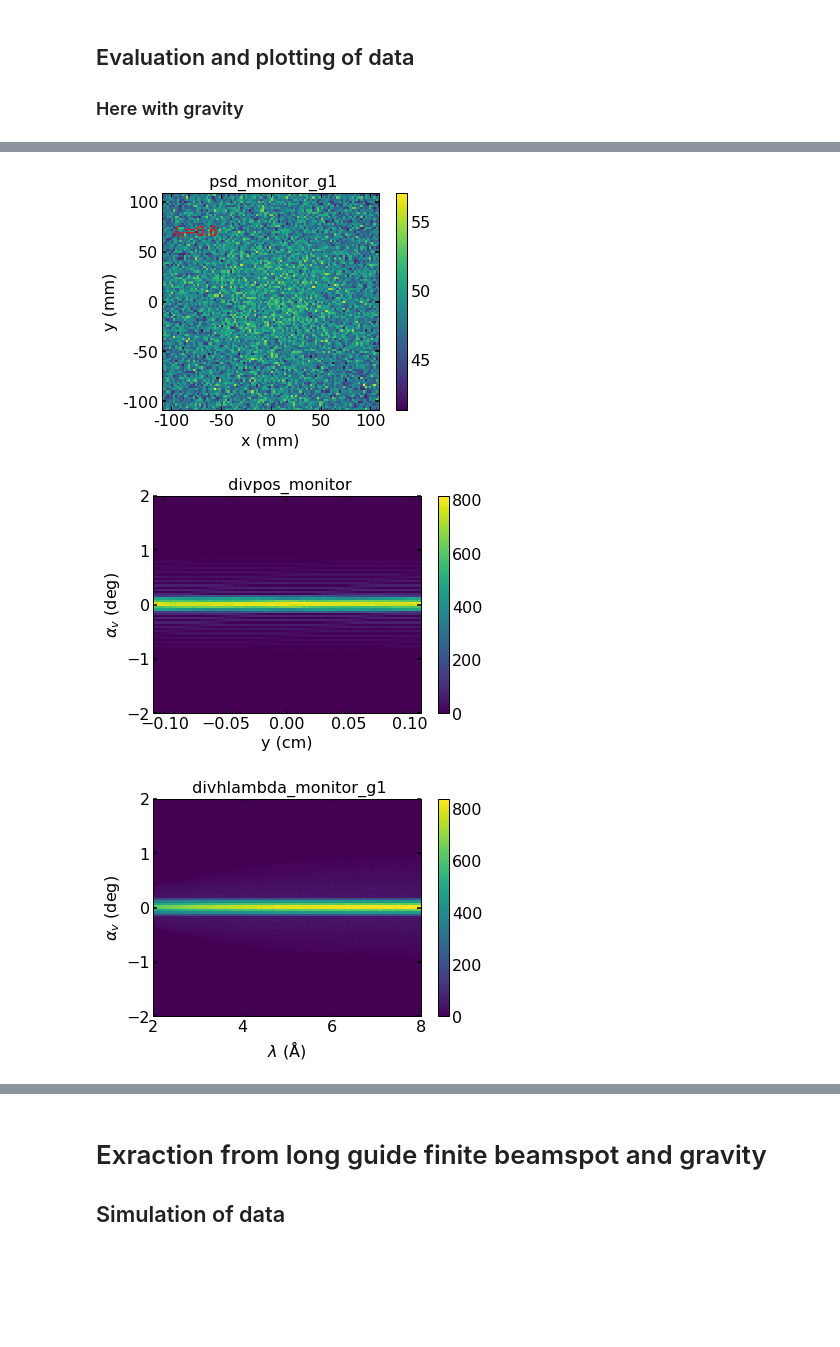
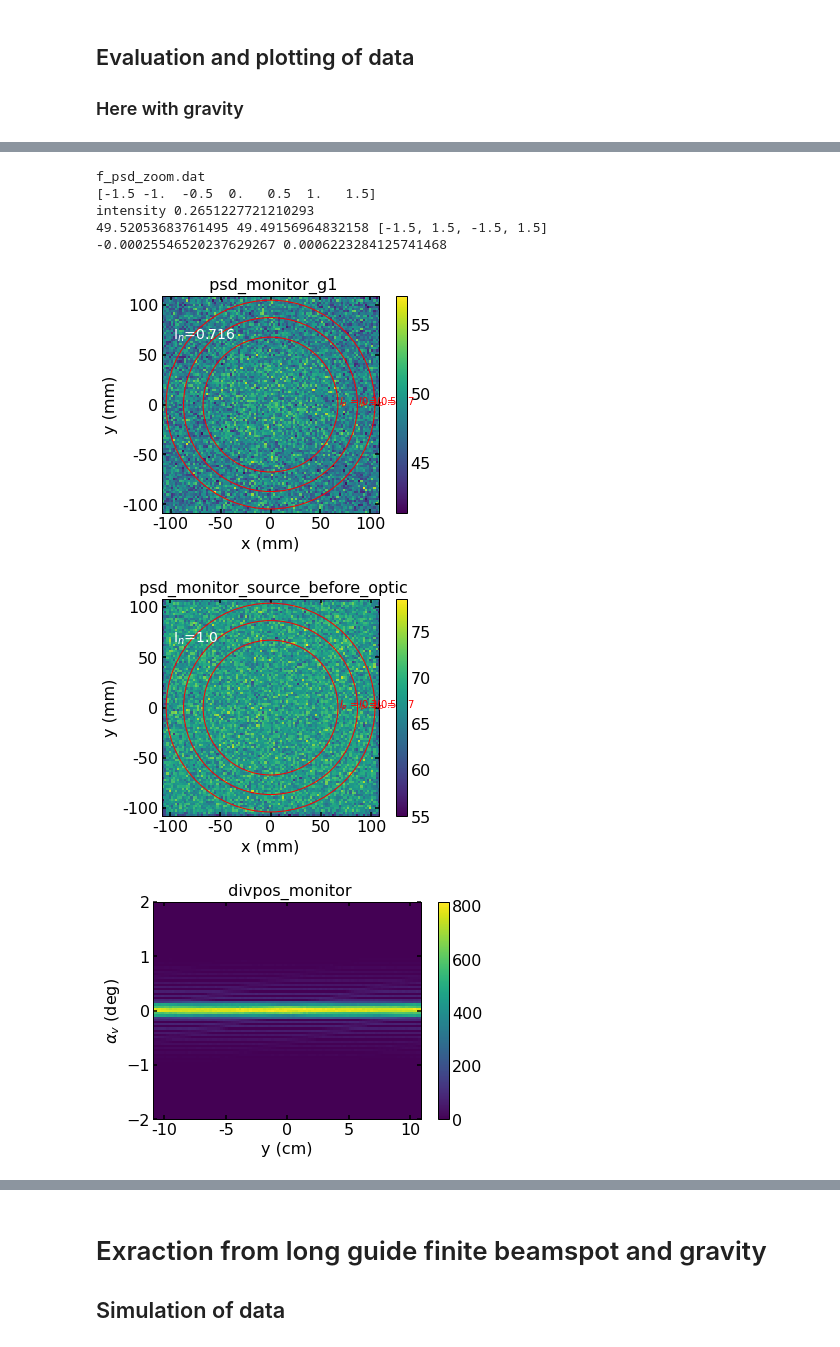
Before and after one commit to christophherb/extraction_parabolic_guide_nested_mirror_paper, a Jupyter notebook: parabolic_extraction.ipynb, the cells around one changed output, grey strips where cells are left out. Drawn from its saved outputs; the diff is of its cells as text; code cells hidden in the pictures; blank space fills up the shorter version.

Commit message:
paper image including threshold circles

```diff
--- a/parabolic_extraction.ipynb
+++ b/parabolic_extraction.ipynb
@@ -53,17 +51,20 @@ with open('data/meta_data_{}_g_length{}.txt'.format('finite' if pd['g'] else 'ze
 ## Evaluation and plotting of data
 ### Here with gravity
 # %%
+import image_thresholds
+
 with open('data/data_zero_g_length160.txt', 'rb') as file:
     image_data = pickle.load(file)
 with open('data/meta_data_zero_g_length160.txt', 'rb') as file:
     meta_dict = pickle.load(file)
 
+
 #Monitor directly after the source serves as normalizing value for intensity data
 #norm = np.sum(image_data['source_psd.dat'])
 
 images = sim.plot_last_images(meta_dicts=meta_data, image_data_dicts=image_data )
-norm = image_data['source_psd.dat']
-meta_dict = image_metadata
+norm = image_data['source_psd_beforeoptic.dat']
+
 for key in images.keys():
     print(key)
     fig, ax = images[key]
@@ -77,7 +78,14 @@ for key in images.keys():
         width = norm.shape[1]
         print('intensity', np.sum(image_data[key][:width])/np.sum(norm[:width]))
         ratio = sim.compare_image_intensities(image_data[key][:width], norm[:width])
-        ax.text(0.05, 0.8, '$I_n$={:.3}'.format(ratio), transform=ax.transAxes, color='red', fontsize=14)
+        ax.text(0.05, 0.8, r'I$_n$={:.3}'.format(ratio), transform=ax.transAxes, color='white', fontsize=14)
+        midy, midx = image_thresholds.return_com_array(image_data[key][:100])
+        extent=[float(k) for k in meta_data[key][' xylimits'].split(' ')[1:]]
+        #midy, midx = midy/99*21.8-21.8/2, midx/99*21.8-21.8/2
+        print(midy, midx, extent)
+        figax = fig, ax
+        image_thresholds.plot_thresholds_circle(image_data[key][:100], xmid_px=midx, ymid_px=midy,\
+             figax=figax, extent=extent, thresholds=[0.30, 0.5, 0.70])
 
     elif 'zoom' in key:
         ax.set_ylabel(r'y (mm)')
@@ -91,16 +99,18 @@ for key in images.keys():
         width = norm.shape[1]
         print('intensity', np.sum(image_data[key][:width])/np.sum(norm[:width]))
         ratio = sim.compare_image_intensities(image_data[key][:width], norm[:width])
-        ax.text(0.05, 0.8, '$I_n$={:.3}'.format(ratio), transform=ax.transAxes, color='red', fontsize=14)
+        ax.text(0.05, 0.8, r'I$_n$={:.3}'.format(ratio), transform=ax.transAxes, color='white', fontsize=14)
 
     ylabel = ax.get_ylabel()
     if 'divergence' in ylabel:
         ax.set_ylabel(r'$\alpha_v$ (deg)')
+        if 'avelength' not in ax.get_xlabel():
+            ax.set_xticklabels([int(round(k*100)) for k in ax.get_xticks()])
     if 'avelength' in ax.get_xlabel():
         ax.set_xlabel(r'$\lambda\ (\mathrm{\AA})$ ')
     if 'pos' in ax.get_xlabel():
         ax.set_xlabel(r'y (cm)')
-    fig.savefig('figures/{}_{}gravity.pdf'.format(key.split('.')[0], 'zero' if float(meta_dict[key][' g']) == 0 else 'finite'))
+    #fig.savefig('figures/{}_{}gravity.pdf'.format(key.split('.')[0], 'zero' if float(meta_data[key][' g']) == 0 else 'finite'))
 # %% [output]
 g1_psd.dat
 [-15. -10.  -5.   0.   5.  10.  15.]
@@ -122,3 +132,8 @@ intensity 0.6684896448970923
+f_psd_zoom.dat
+[-1.5 -1.  -0.5  0.   0.5  1.   1.5]
+intensity 0.2651227721210293
+49.52053683761495 49.49156964832158 [-1.5, 1.5, -1.5, 1.5]
+-0.00025546520237629267 0.0006223284125741468
-[figure, old version]
+[figure, new version]
-[figure, old version]
+[figure, new version]
-[figure, old version]
+[figure, new version]
```
Also changed, not shown: parts of 7 cells of this notebook, 33 other files.
